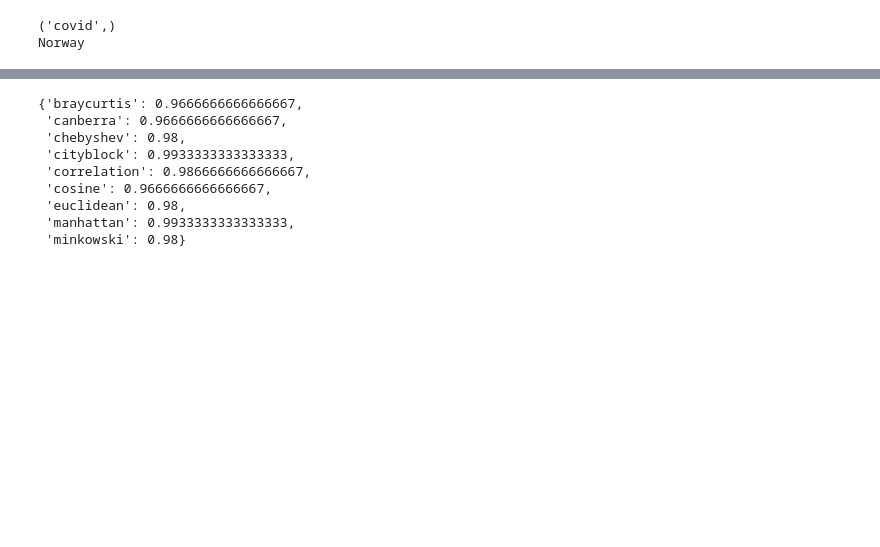
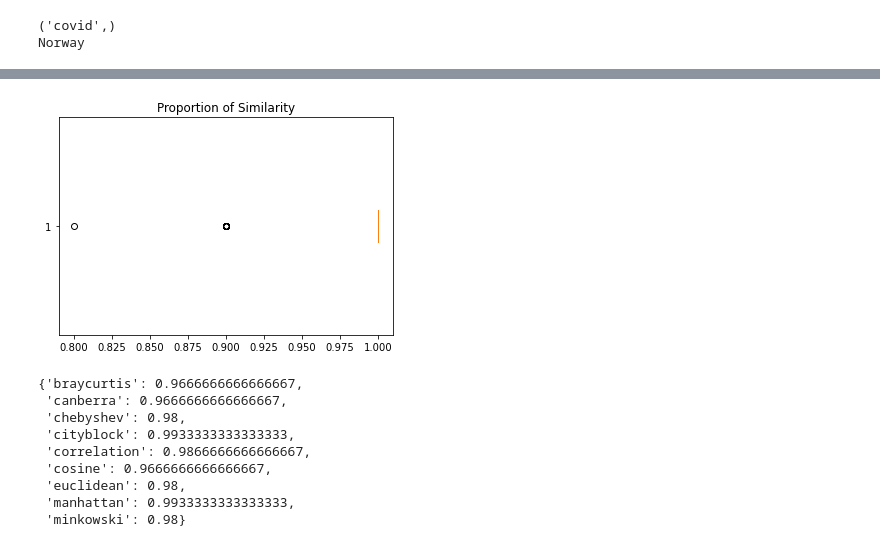
Before and after one commit to serenawatson/data3888, a Jupyter notebook: ClusteringKNNEvaluation.ipynb, the cells around one changed output, grey strips where cells are left out. Saved outputs shown, nothing was run; the diff lists cells and outputs as text; code cells hidden in the pictures; blank space fills up the shorter version.

```diff
--- a/ClusteringKNNEvaluation.ipynb
+++ b/ClusteringKNNEvaluation.ipynb
@@ -326,6 +326,19 @@ r
 | 7 | South Africa | South Africa | South Africa | South Africa | South Africa | South Africa | South Africa | South Africa | South Africa | ... |
 | 8 | Switzerland | Switzerland | Switzerland | Switzerland | Switzerland | Switzerland | Switzerland | Switzerland | Switzerland | ... |
 | 9 | Turkey | Turkey | Turkey | Turkey | Turkey | Turkey | Turkey | Turkey | Turkey | ... |
+# %%
+values = []
+for value in prop_similarity.values():
+    for v in value:
+        values.append(v)
+# %%
+#prop_similarity
+plt.boxplot(values, vert=False)
+plt.title('Proportion of Similarity')
+#plt.boxplot(scores, vert=False)
+plt.show()
+# %% [output]
+[figure, added]
 # %%
 # computing average proportion of similarity, per metric
 
```
Also changed, not shown: 1 other file.
